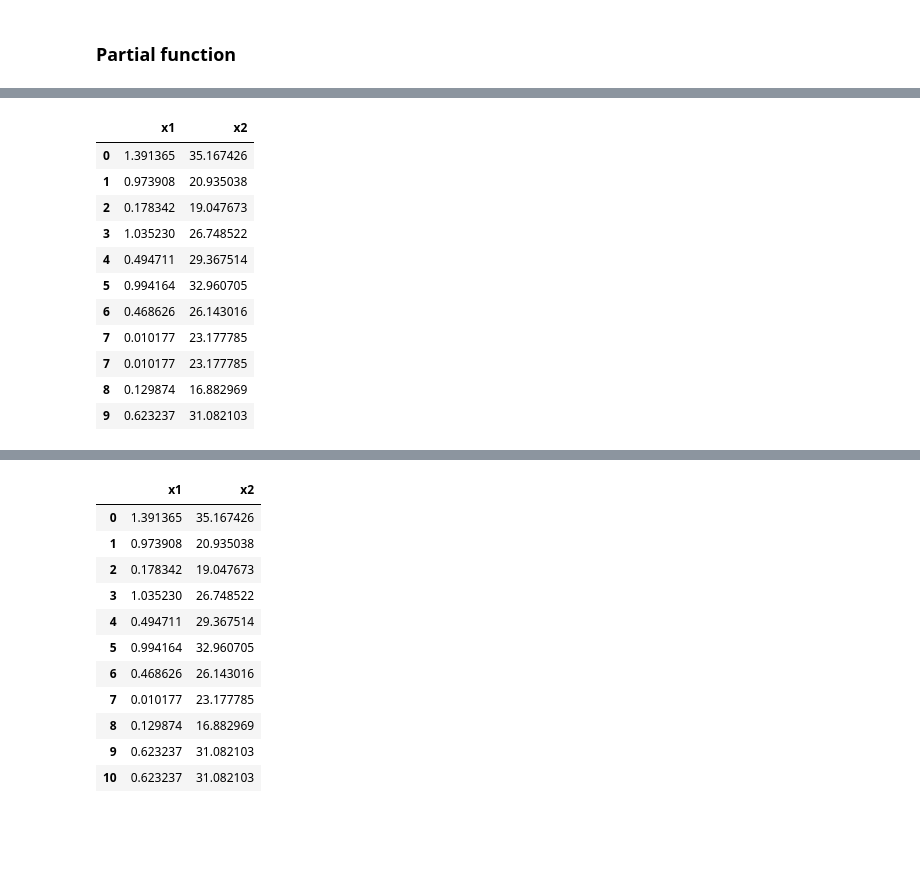
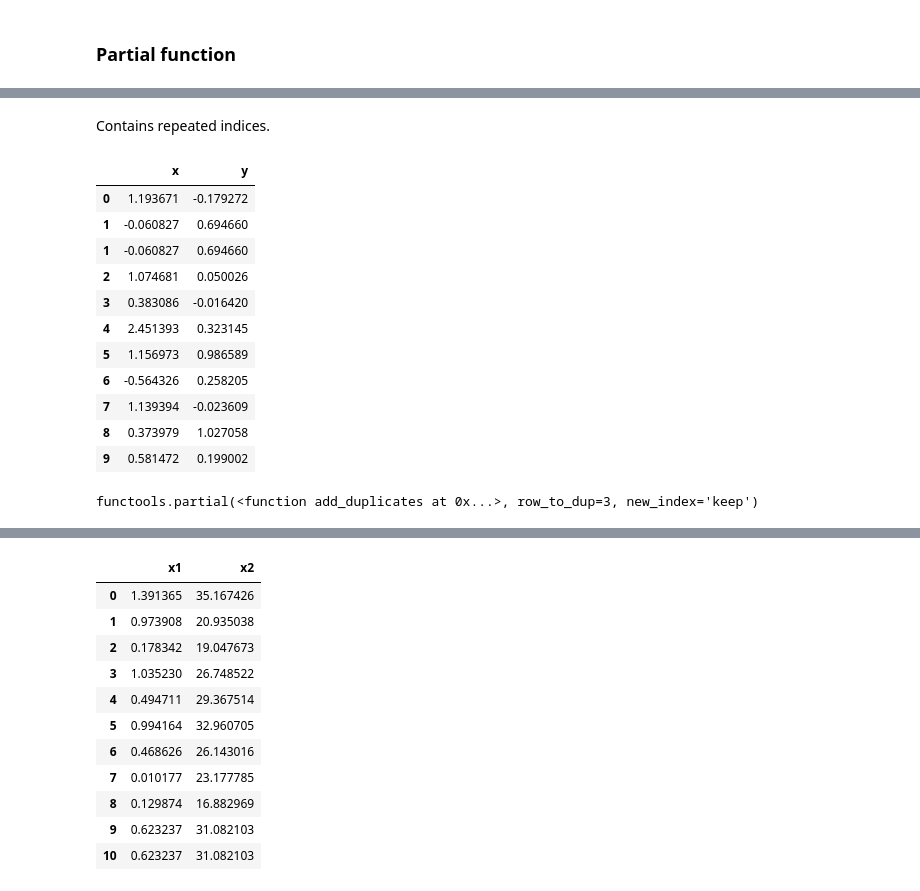
Before and after one commit to joeltanwr/DirtyDF, a Jupyter notebook: test_mtjjv.ipynb, the cells around one changed output, grey strips where cells are left out. Cells and saved outputs as stored; diff of their text form; code cells hidden in the pictures; blank space fills up the shorter version.

Commit message:
fixed keyword args when partialing, cleanup testing notebook

```diff
--- a/test_mtjjv.ipynb
+++ b/test_mtjjv.ipynb
@@ -108,2 +125,4 @@ import mtjjv as mt
 # %%
-x_df = pd.DataFrame({"x": np.random.randn(100), "y": np.random.randn(100)})
+x_df = pd.DataFrame({"x": np.random.randn(10), "y": np.random.randn(10)})
+
+x_df.head()
@@ -158,3 +149,4 @@ d1 = mt.DirtyDataFrame(X_df)
 # %%
-d1.attach_stainer(mt.add_duplicates, new_index='reindex')
+d1 = mt.DirtyDataFrame(x_df)
+d1.attach_stainer(mt.add_duplicates, new_index='keep')
 # %%
@@ -175,15 +156,17 @@ d1.stainer_list[0](X_df)
-# %%
-mt.add_duplicates(X_df, new_index='keep')
-# %% [output]
-|  | x1 | x2 |
-| 0 | 1.391365 | 35.167426 |
-| 1 | 0.973908 | 20.935038 |
-| 2 | 0.178342 | 19.047673 |
-| 3 | 1.035230 | 26.748522 |
-| 4 | 0.494711 | 29.367514 |
-| 5 | 0.994164 | 32.960705 |
-| 6 | 0.468626 | 26.143016 |
-| 7 | 0.010177 | 23.177785 |
-| 7 | 0.010177 | 23.177785 |
-| 8 | 0.129874 | 16.882969 |
-| 9 | 0.623237 | 31.082103 |
+# %% [markdown]
+Contains repeated indices.
+# %%
+d1.stainer_list[0](x_df)
+# %% [output]
+|  | x | y |
+| 0 | 1.193671 | -0.179272 |
+| 1 | -0.060827 | 0.694660 |
+| 1 | -0.060827 | 0.694660 |
+| 2 | 1.074681 | 0.050026 |
+| 3 | 0.383086 | -0.016420 |
+| 4 | 2.451393 | 0.323145 |
+| 5 | 1.156973 | 0.986589 |
+| 6 | -0.564326 | 0.258205 |
+| 7 | 1.139394 | -0.023609 |
+| 8 | 0.373979 | 1.027058 |
+| 9 | 0.581472 | 0.199002 |
@@ -189,0 +176,4 @@ mt.add_duplicates(X_df, new_index='keep')
+# %%
+d2.stainer_list[0]
+# %% [output]
+functools.partial(<function add_duplicates at 0x...>, row_to_dup=3, new_index='keep')
```
Also changed, not shown: parts of 25 cells of this notebook, 1 other file.
